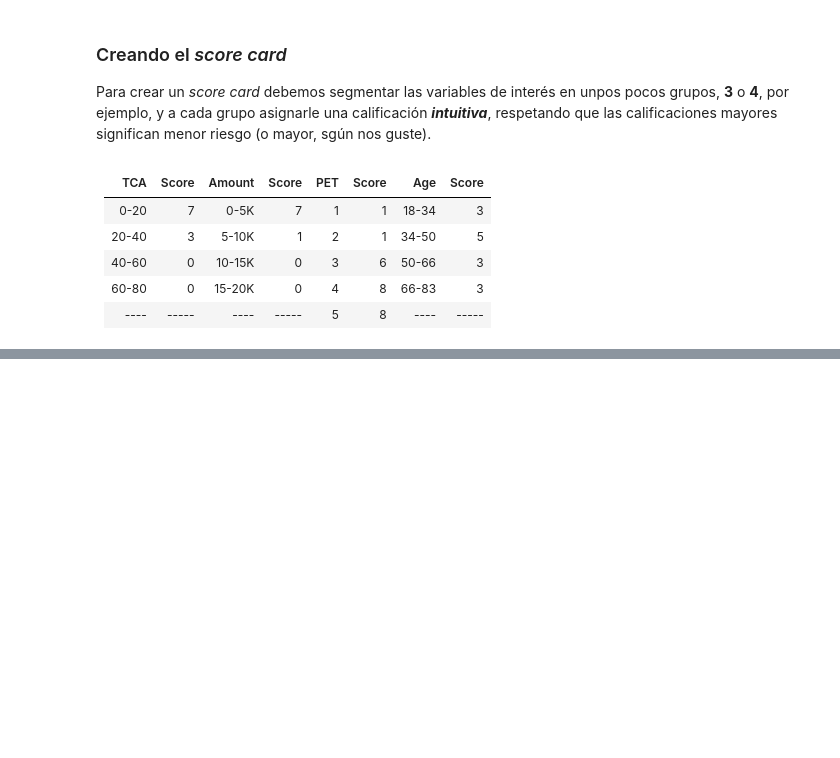
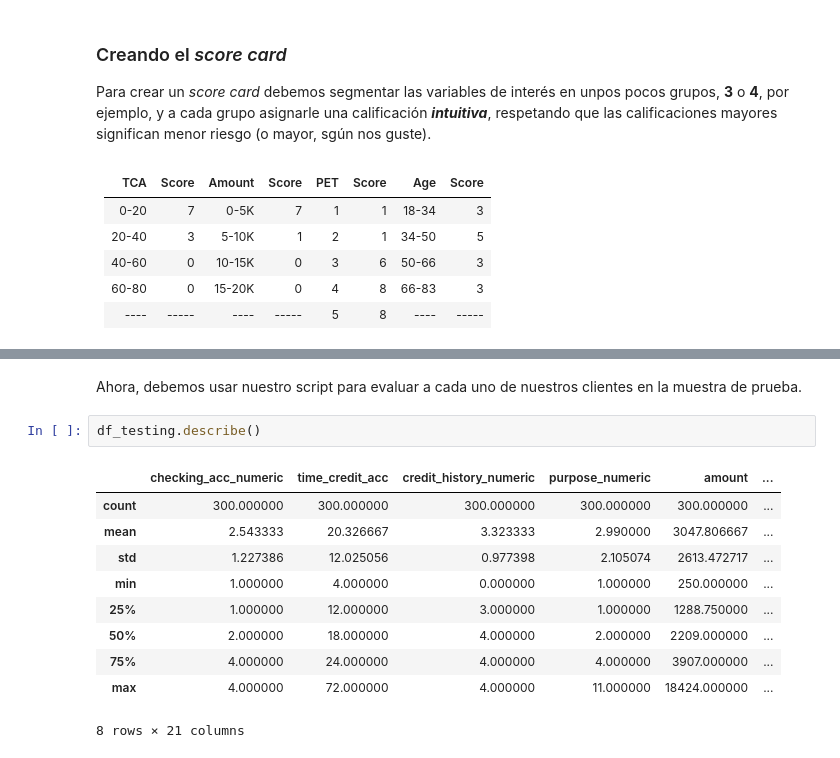
Before and after one commit to hackerschoolmty/Programa-Data-Science, a Jupyter notebook: 5.- Aprendizaje automático/5.- Sesión 1 Aprendizaje automático.ipynb, the cells around one changed output, grey strips where cells are left out. Cells and saved outputs as stored; diff of their text form; blank space fills up the shorter version.

```diff
--- a/5.- Aprendizaje automático/5.- Sesión 1 Aprendizaje automático.ipynb
+++ b/5.- Aprendizaje automático/5.- Sesión 1 Aprendizaje automático.ipynb
@@ -158,0 +168,15 @@ Por supuesto, queremos un programa que reciba la información de uno o varios cl
+# %% [markdown]
+Ahora, debemos usar nuestro script para evaluar a cada uno de nuestros clientes en la muestra de prueba.
+# %%
+df_testing.describe()
+# %% [output]
+|  | checking_acc_numeric | time_credit_acc | credit_history_numeric | purpose_numeric | amount | ... |
+| count | 300.000000 | 300.000000 | 300.000000 | 300.000000 | 300.000000 | ... |
+| mean | 2.543333 | 20.326667 | 3.323333 | 2.990000 | 3047.806667 | ... |
+| std | 1.227386 | 12.025056 | 0.977398 | 2.105074 | 2613.472717 | ... |
+| min | 1.000000 | 4.000000 | 0.000000 | 1.000000 | 250.000000 | ... |
+| 25% | 1.000000 | 12.000000 | 3.000000 | 1.000000 | 1288.750000 | ... |
+| 50% | 2.000000 | 18.000000 | 4.000000 | 2.000000 | 2209.000000 | ... |
+| 75% | 4.000000 | 24.000000 | 4.000000 | 4.000000 | 3907.000000 | ... |
+| max | 4.000000 | 72.000000 | 4.000000 | 11.000000 | 18424.000000 | ... |
+8 rows × 21 columns
```
Also changed, not shown: parts of 8 cells of this notebook.
